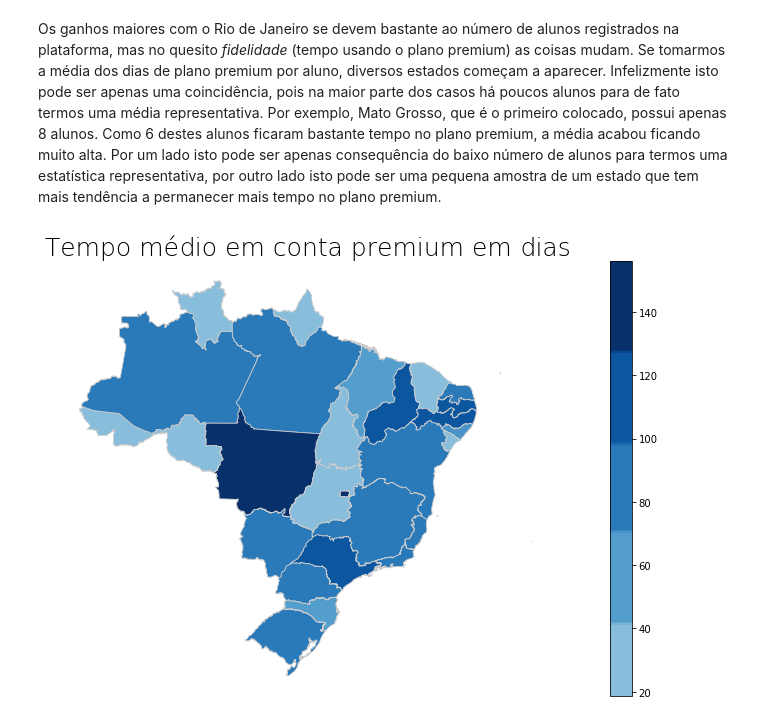
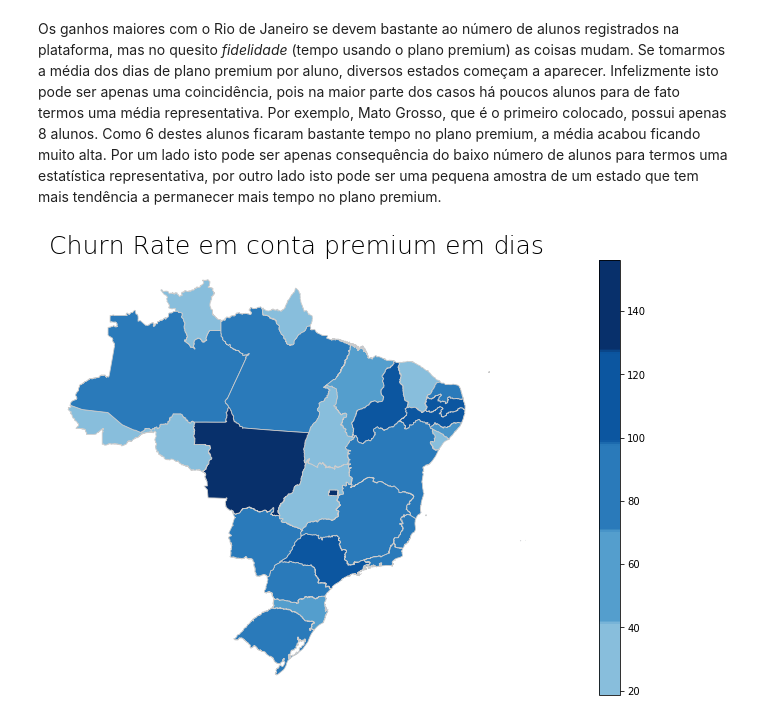
Before and after one commit to felipebottega/Machine-Learning-Codes, a Jupyter notebook: Desafio/Parte_2.ipynb, the cells around one changed output. Saved outputs shown, nothing was run; the diff lists cells and outputs as text; code cells hidden in the pictures.

```diff
--- a/Desafio/Parte_2.ipynb
+++ b/Desafio/Parte_2.ipynb
@@ -196,7 +196,7 @@ g1_groups = g1.groups
 g2 = df_dict['premium_cancellations'].groupby('StudentId')
 g2_groups = g2.groups
 
-student_time = {}
+churn_rate = {}
 missing = []
 CancellationDates = {}
 
@@ -207,13 +207,13 @@ for x in g2_groups.keys():
         idx = list(g2.groups[x])
         d2 = max(df_dict['premium_cancellations'].loc[idx]['CancellationDate'])
         CancellationDates[x] = d2
-        student_time[x] = (d2 - d1).days
+        churn_rate[x] = (d2 - d1).days
     else:
         missing.append(x)
 
-student_time_values = np.array(list(student_time.values()), dtype=np.int)
+churn_rate_values = np.array(list(churn_rate.values()), dtype=np.int)
 CancellationDates_values = np.array(list(CancellationDates.values()))
-student_id = np.array(list(student_time.keys()))
-student_time = pd.DataFrame(np.array([student_id, student_time_values, CancellationDates_values]).T, columns=['StudentId', 'StudentTime', 'CancellationDate'])
-student_time.head()
+student_id = np.array(list(churn_rate.keys()))
+churn_rate = pd.DataFrame(np.array([student_id, churn_rate_values, CancellationDates_values]).T, columns=['StudentId', 'ChurnRate', 'CancellationDate'])
+churn_rate.head()
 # %% [output]
@@ -228,6 +228,6 @@ De modo análogo a um join do SQL, iremos usar o comando *merge* do Pandas para
 # %%
-merged = df_dict['students'].merge(student_time, on='StudentId')
+merged = df_dict['students'].merge(churn_rate, on='StudentId')
 merged = merged[~pd.isnull(merged['State'])]
-merged['StudentTime'] = merged['StudentTime'].astype(int)
+merged['ChurnRate'] = merged['ChurnRate'].astype(int)
 merged.head()
 # %% [output]
@@ -461,11 +467,11 @@ zonal_plot(shp_path, counts, 'Número de estudantes com conta premium', cmap='Bl
 # %% [markdown]
 Os ganhos maiores com o Rio de Janeiro se devem bastante ao número de alunos registrados na plataforma, mas no quesito *fidelidade* (tempo usando o plano premium) as coisas mudam. Se tomarmos a média dos dias de plano premium por aluno, diversos estados começam a aparecer. Infelizmente isto pode ser apenas uma coincidência, pois na maior parte dos casos há poucos alunos para de fato termos uma média representativa. Por exemplo, Mato Grosso, que é o primeiro colocado, possui apenas 8 alunos. Como 6 destes alunos ficaram bastante tempo no plano premium, a média acabou ficando muito alta. Por um lado isto pode ser apenas consequência do baixo número de alunos para termos uma estatística representativa, por outro lado isto pode ser uma pequena amostra de um estado que tem mais tendência a permanecer mais tempo no plano premium.
 # %%
-mean_time = merged[['State', 'StudentTime']].groupby('State').mean()
+mean_time = merged[['State', 'ChurnRate']].groupby('State').mean()
 shp_path = 'Brasil/UFEBRASIL.shp'
 index = mean_time.index
 new_index = mean_time.index.str.upper()
 mean_time = mean_time.rename(index={index[i]: new_index[i] for i in range(len(index))})
-zonal_plot(shp_path, mean_time, 'Tempo médio em conta premium em dias', cmap='Blues', col_pos=2)
+zonal_plot(shp_path, mean_time, 'Churn Rate em conta premium em dias', cmap='Blues', col_pos=2)
 # %% [output]
-[figure, old version]
+[figure, new version]
```
Also changed, not shown: parts of 17 cells of this notebook, 1 other file.
